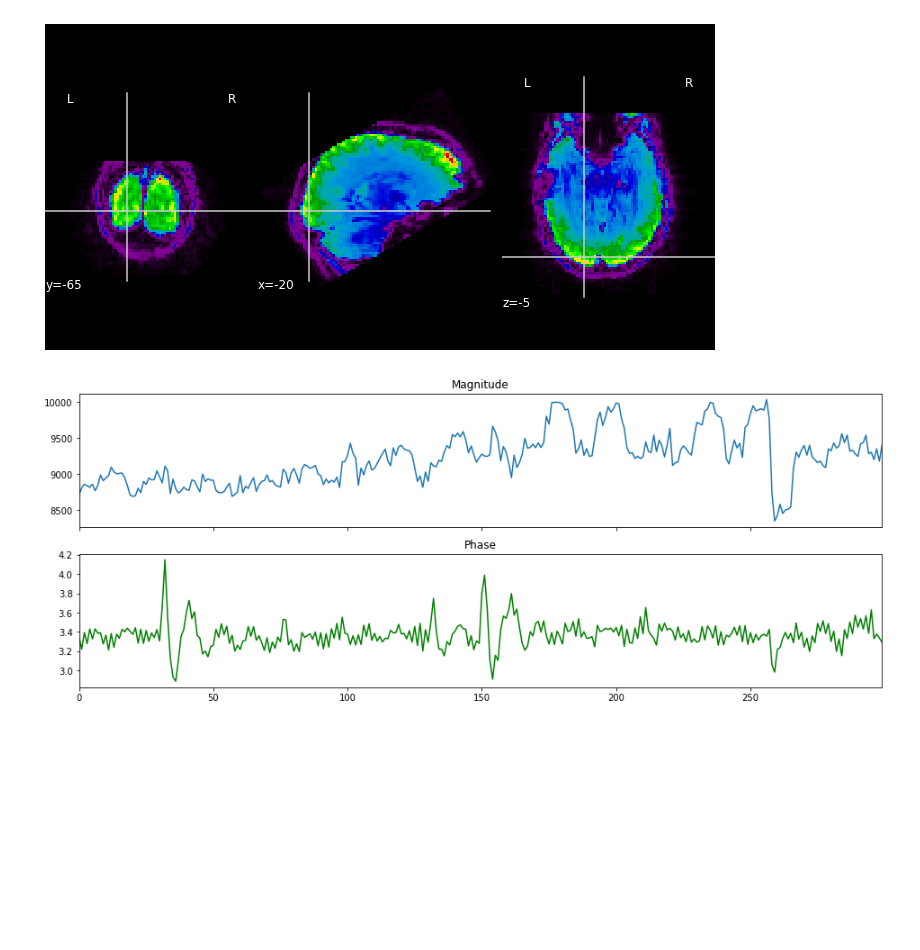
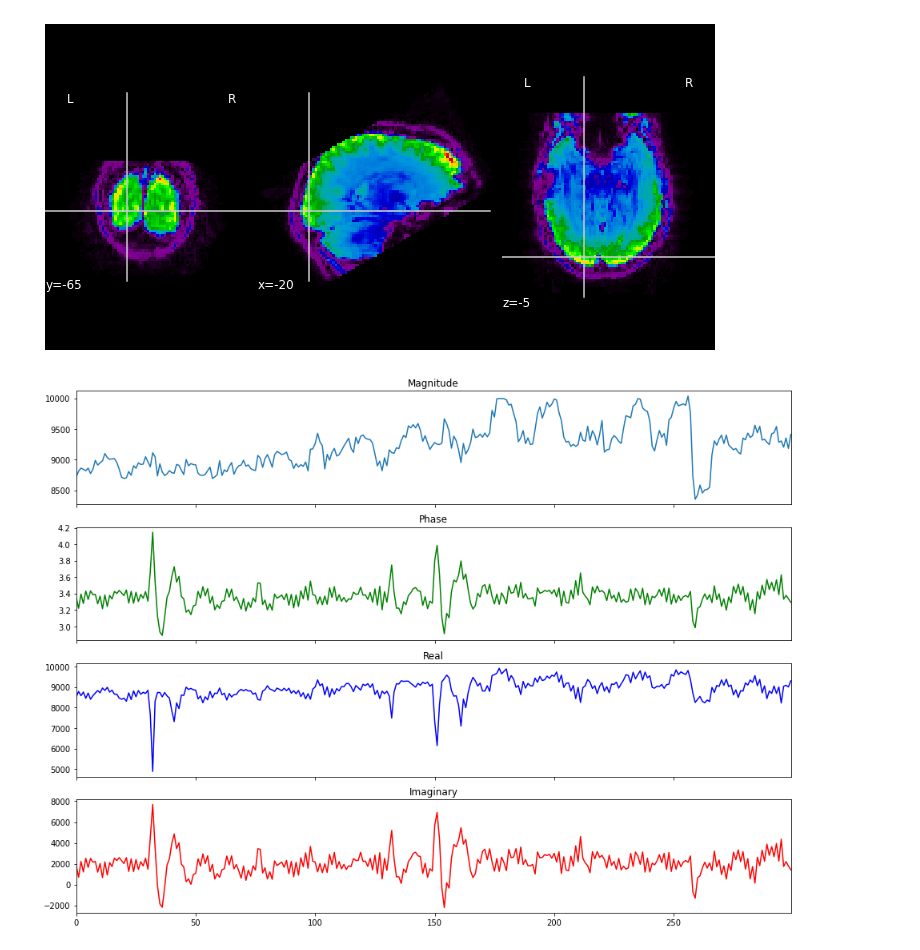
Before and after one commit to tsalo/misc-notebooks, a Jupyter notebook: hilbert_vs_phase.ipynb, the cells around one changed output. Saved outputs shown, nothing was run; the diff lists cells and outputs as text; code cells hidden in the pictures; blank space fills up the shorter version.

```diff
--- a/hilbert_vs_phase.ipynb
+++ b/hilbert_vs_phase.ipynb
@@ -22,6 +22,12 @@ In /Users/tsalo/anaconda/envs/python3/lib/python3.6/site-packages/matplotlib/mpl
 The verbose.level rcparam was deprecated in Matplotlib 3.1 and will be removed in 3.3.
 In /Users/tsalo/anaconda/envs/python3/lib/python3.6/site-packages/matplotlib/mpl-data/stylelib/_classic_test.mplstyle:
 The verbose.fileo rcparam was deprecated in Matplotlib 3.1 and will be removed in 3.3.
+# %%
+def to_complex(mag, phase):
+    real = mag / np.sqrt(np.tan(phase) ** 2 + 1)
+    imag = np.tan(phase) * real
+    comp = real + (1j * imag)
+    return comp
 # %%
 m = ('/Users/tsalo/Documents/Laird_DIVA/'
      'dset/sub-Blossom/ses-02/func/'
@@ -42,16 +48,24 @@ masker = NiftiSpheresMasker(seeds=[xyz], radius=None)
 masker.fit()
 m_data = np.squeeze(masker.transform(m))
 p_data = np.squeeze(masker.transform(to_radians(p)))
+p_data = np.unwrap(p_data)
+c_data = to_complex(m_data, p_data)
+r_data = c_data.real
+i_data = c_data.imag
 # %%
-fig, axes = plt.subplots(nrows=2, figsize=(16, 6), sharex=True)
+fig, axes = plt.subplots(nrows=4, figsize=(16, 12), sharex=True)
 axes[0].plot(m_data)
 axes[0].set_title('Magnitude')
 axes[1].plot(p_data, color='green')
 axes[1].set_title('Phase')
+axes[2].plot(r_data, color='blue')
+axes[2].set_title('Real')
+axes[3].plot(i_data, color='red')
+axes[3].set_title('Imaginary')
 axes[0].set_xlim(0, m_data.shape[0] - 1)
 fig.show()
 # %% [output]
-[figure, old version]
+[figure, new version]
 # %%
 # For the basis for this, see
 # https://docs.scipy.org/doc/scipy/reference/generated/scipy.signal.hilbert.html
```
Also changed, not shown: parts of 10 cells of this notebook, 11 other files.
